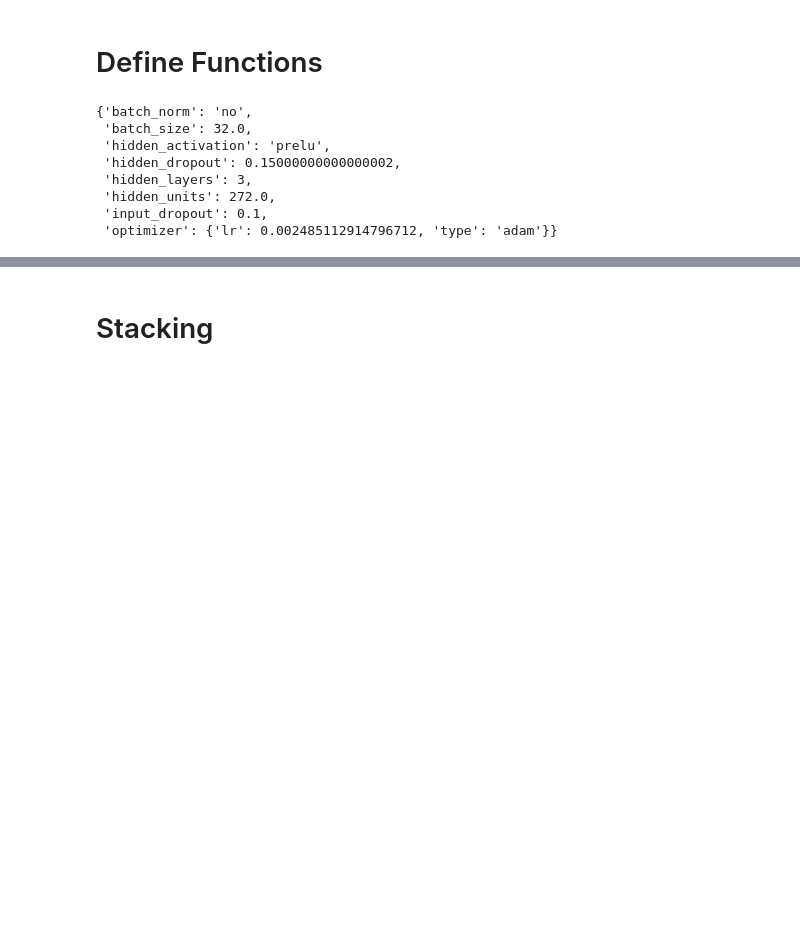
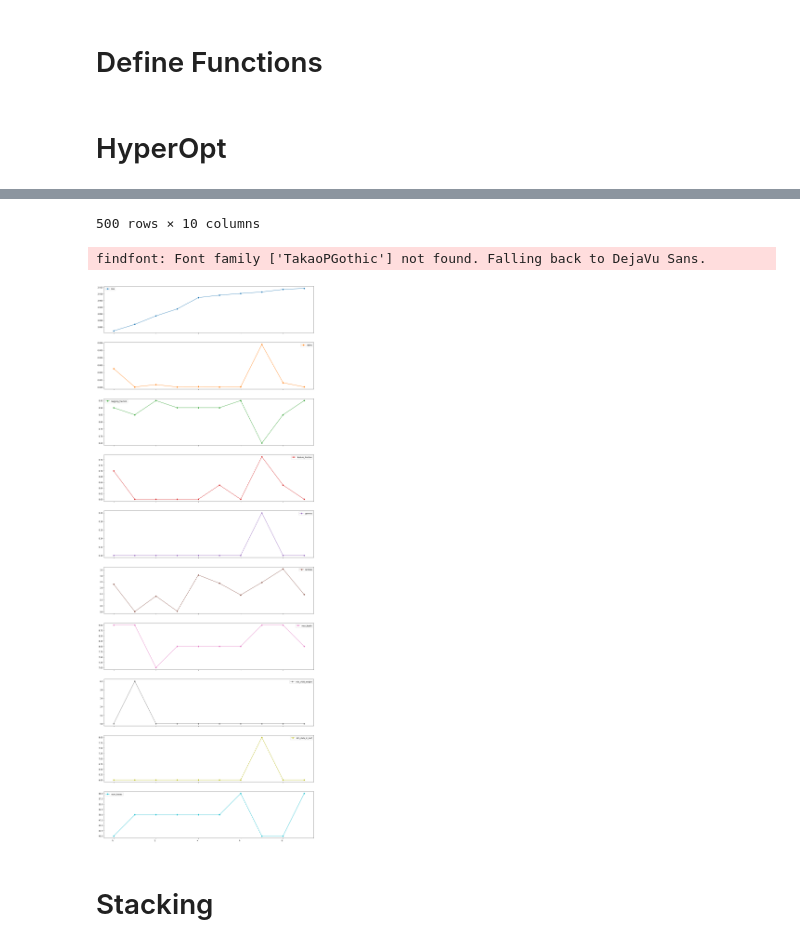
Before and after one commit to YusukeAmg/SIGNATE_4th_BeginnerOnlyCompetition, a Jupyter notebook: notebook/Stacking.ipynb, the cells around one changed output, grey strips where cells are left out. Drawn from its saved outputs; the diff is of its cells as text; code cells hidden in the pictures; blank space fills up the shorter version.

Commit message:
Stcaking code refine
HyperOpt & Stacking at 1notebook

```diff
--- a/notebook/Stacking.ipynb
+++ b/notebook/Stacking.ipynb
@@ -56,14 +212,3 @@ train_y = train_le['mpg']
 # %% [markdown]
 # Define Functions
-# %%
-pickle.load(open('../logs/params_2020-11-16-22-02-29_nn.pickle', 'rb'))
-# %% [output]
-{'batch_norm': 'no',
- 'batch_size': 32.0,
- 'hidden_activation': 'prelu',
- 'hidden_dropout': 0.15000000000000002,
- 'hidden_layers': 3,
- 'hidden_units': 272.0,
- 'input_dropout': 0.1,
- 'optimizer': {'lr': 0.002485112914796712, 'type': 'adam'}}
 # %%
@@ -195,0 +397,44 @@ def RMSE(y_true, y_pred):
+# %% [markdown]
+# HyperOpt
+# %%
+params_lgb = {
+    'model_type': 'lgb',
+    'alpha' : hp.loguniform(label='alpha', low=np.log(1e-8), high=np.log(1.0)),
+    'bagging_fraction': hp.quniform(label='bagging_fraction', low=0.6, high=0.95, q=0.05),
+    'feature_fraction': hp.quniform(label='feature_fraction', low=0.6, high=0.95, q=0.05),
+    'gamma': hp.quniform(label='gamma', low=0.1, high=0.3, q=0.1),
+    'lambda' : hp.loguniform(label='lambda', low=np.log(1e-6), high=np.log(10.0)),
+    'max_depth': hp.quniform(label='max_depth', low=3, high=9, q=1),
+    'min_child_weight': hp.quniform(label='min_child_weight', low=1, high=5, q=1),
+    'min_data_in_leaf': hp.quniform(label='min_data_in_leaf', low=5, high=20, q=2),
+    'num_leaves': hp.quniform(label='num_leaves', low=10, high=60, q=10)
+}
+
+f_lgb = partial(objective, train_x, train_y)
+trials_lgb = Trials()
+
+best_lgb = fmin(
+    fn=f_lgb,
+    space=params_lgb,
+    algo=tpe.suggest,
+    trials=trials_lgb,
+    max_evals=500
+)
+# %%
+# trialsからスコアとパラメータを取り出し
+result_lgb = [(i['loss'], i['params']) for i in sorted(trials_lgb.results, key=lambda x: x['loss'])]
+# スコアとパラメータそれぞれをリスト、辞書に
+losses_lgb = [i[0] for i in result_lgb]
+opt_params_lgb = [i[1] for i in result_lgb]
+# スコアとパラメータをDataFrame化
+opt_params_df_lgb = pd.concat(
+    [pd.Series(losses_lgb, name='loss'),
+     pd.DataFrame(opt_params_lgb)],
+    axis=1)
+display(opt_params_df_lgb)
+
+opt_params_df_lgb.iloc[:10, :].plot.line(
+    figsize=(20, 60), layout=(10, 1), marker='o', subplots=True, legend=True
+)
+plt.show()
+# %% [output]
@@ -196,3 +453,6 @@ def RMSE(y_true, y_pred):
+500 rows × 10 columns
+findfont: Font family ['TakaoPGothic'] not found. Falling back to DejaVu Sans.
+[figure, added]
 # %% [markdown]
 # Stacking
 # %%
```
Also changed, not shown: parts of 25 cells of this notebook, 3 other files.
